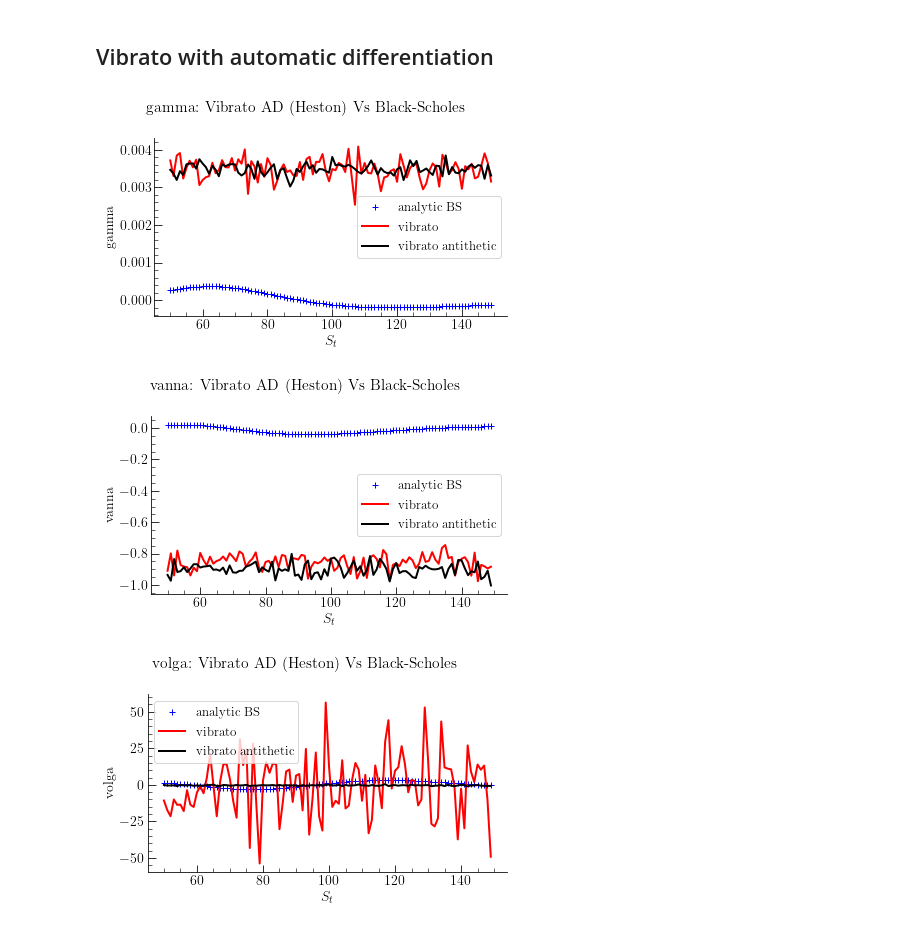
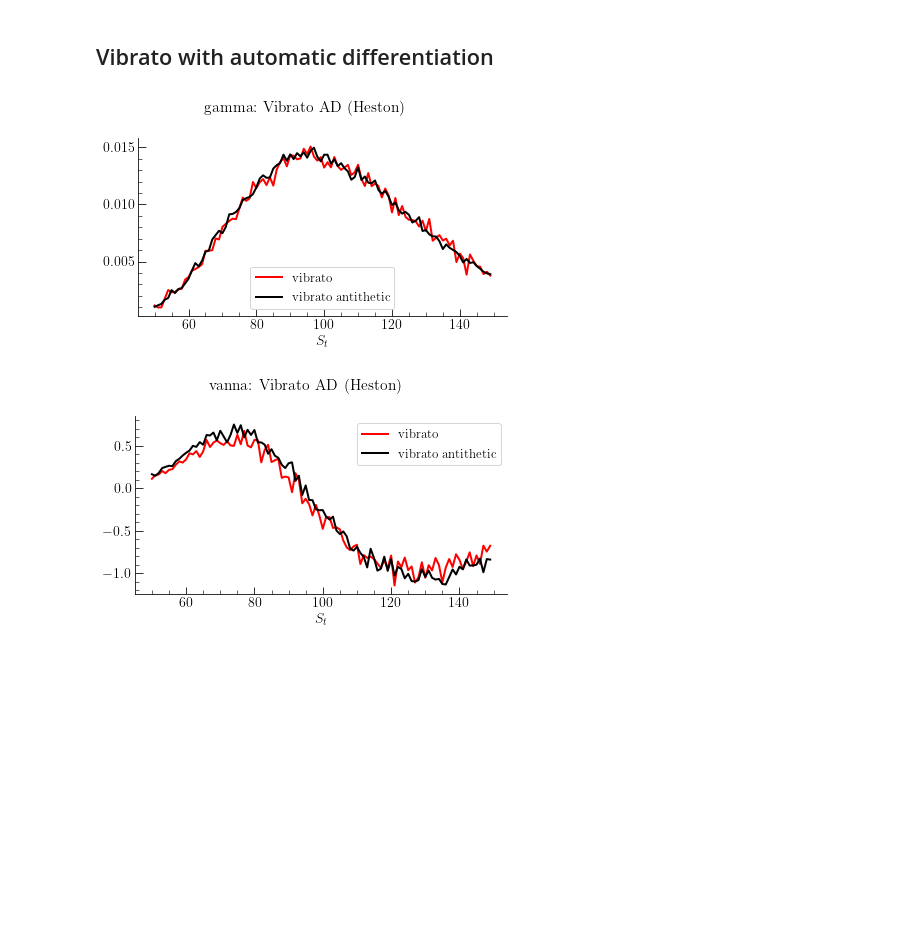
Before and after one commit to axeh101/vibrato-mc, a Jupyter notebook: src/python/heston-plots.ipynb, the cells around one changed output. Saved outputs shown, nothing was run; the diff lists cells and outputs as text; code cells hidden in the pictures; blank space fills up the shorter version.

Commit message:
update heston

```diff
--- a/src/python/heston-plots.ipynb
+++ b/src/python/heston-plots.ipynb
@@ -32,12 +32,13 @@ plt.rc('ytick.major', size=7.5)
 
 ### First Order
 # %%
-option_type = 'call' # This must be changed to `call` if a put option is chosen in C++
+option_type = 'call' # This must be changed to `call` if a call option is chosen in C++
 
 src = 'datasets/'+ option_type
 
 vars1 = ['premium', 'delta', 'vega', 'rho']
 vars2 = ['gamma', 'vanna', 'volga']
+vars3 = ['gamma', 'vanna']
 # %%
 for v in vars1:
     analytic = pd.read_csv(
@@ -95,26 +96,20 @@ for v in vars2:
 # %% [markdown]
 ## Vibrato with automatic differentiation
 # %%
-for v in vars2:
-    analytic = pd.read_csv(
-        src+'_analytic_h_'+v+'.csv',
-        header=None, names=['$S_t$', 'analytic BS'],  sep=';', index_col=0
-    )
+for v in vars3 :
     vibrato = pd.read_csv(
         src+'_vibrato_heston_ad_'+v+'.csv',
         header=None, names=['$S_t$', 'vibrato'], sep=';', index_col=0
     )
     vibrato_anti = pd.read_csv(
         src+'_vibrato_heston_ad_'+v+'_anti.csv',
         header=None, names=['$S_t$', 'vibrato antithetic'], sep=';', index_col=0
     )
     fig, ax= plt.subplots();
-    fig.suptitle(v+': Vibrato AD (Heston) Vs Black-Scholes');
-    analytic.plot(ax=ax, ylabel=v, color='blue', ls='', marker='+', markersize=6);
+    fig.suptitle(v+': Vibrato AD (Heston)');
     vibrato.plot(ax=ax, color='red', lw=2);
     vibrato_anti.plot(ax=ax, color='black', lw=2);
     savefig("vad_heston_"+v)
 # %% [output]
-[figure, old version]
+[figure, new version]
-[figure, old version]
+[figure, new version]
-[figure, removed]
```
Also changed, not shown: parts of 2 cells of this notebook, 2 other files.
